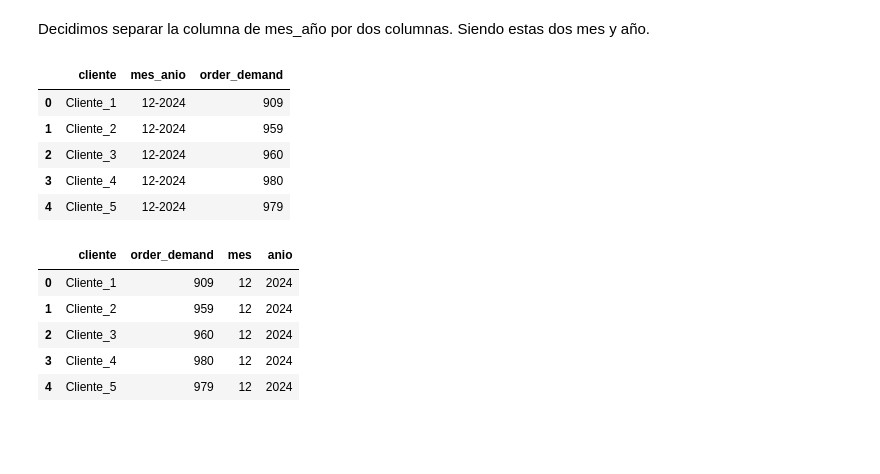
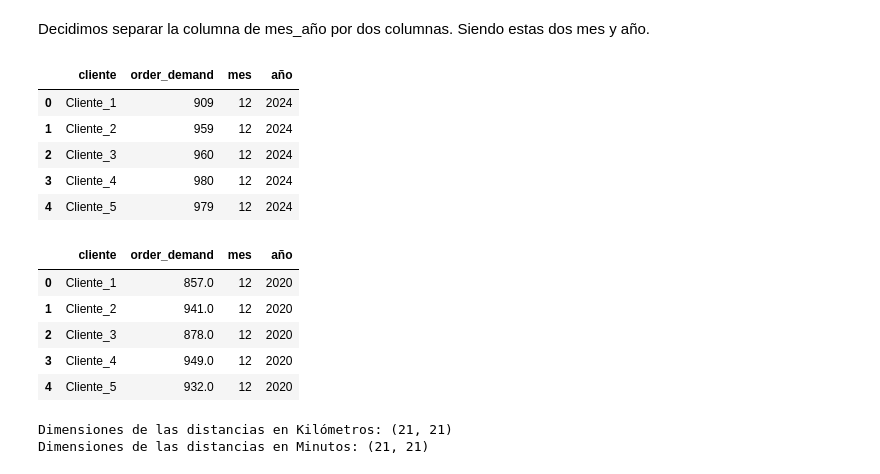
Before and after one commit to kikemocha/Distribution_of_perishable_goods, a Jupyter notebook: AnalisisPrediccion.ipynb, the cells around one changed output. Saved outputs shown, nothing was run; the diff lists cells and outputs as text; code cells hidden in the pictures; blank space fills up the shorter version.

```diff
--- a/AnalisisPrediccion.ipynb
+++ b/AnalisisPrediccion.ipynb
@@ -11,7 +11,7 @@ import matplotlib.pyplot as plt
 df_orders = pd.read_excel('./datasets/df_orders.xlsx')
 df_vehicle = pd.read_excel('./datasets/df_vehicle.xlsx')
 df_location = pd.read_excel('./datasets/df_location.xlsx')
-df_historic_order_demand = pd.read_excel('./datasets/df_historic_order_demand.xlsx')
+df_historic_orders = pd.read_excel('./datasets/df_historic_order_demand.xlsx')
 df_distance_min = pd.read_excel('./datasets/df_distance_min.xlsx')
 df_distance_km = pd.read_excel('./datasets/df_distance_km.xlsx')
 # %% [markdown]
@@ -20,12 +20,18 @@ df_distance_km = pd.read_excel('./datasets/df_distance_km.xlsx')
 Lo primero determinamos cual es el objetivo a la hora de horientar nuestro modelo. Para ello determinaremos cuáles pueden ser nuestras tablas en las que apoyar todo nuestro trabajo. Para ello vemos que la tabla de orders e historic_order_demand son las más relevantes para dicho análisis.
 # %% [markdown]
 Decidimos separar la columna de mes_año por dos columnas. Siendo estas dos mes y año.
+# %%
+df_orders[["mes", "año"]] = df_orders["mes_anio"].str.split("-", expand=True).astype(int)
+df_orders.drop(columns=["mes_anio"], inplace=True)
+
+df_historic_orders[["mes", "año"]] = df_historic_orders["mes_anio"].str.split("-", expand=True).astype(int)
+df_historic_orders.drop(columns=["mes_anio"], inplace=True)
 # %%
 df_orders.head(5)
 # %% [output]
-|  | cliente | mes_anio | order_demand |
-| 0 | Cliente_1 | 12-2024 | 909 |
-| 1 | Cliente_2 | 12-2024 | 959 |
-| 2 | Cliente_3 | 12-2024 | 960 |
-| 3 | Cliente_4 | 12-2024 | 980 |
-| 4 | Cliente_5 | 12-2024 | 979 |
+|  | cliente | order_demand | mes | año |
+| 0 | Cliente_1 | 909 | 12 | 2024 |
+| 1 | Cliente_2 | 959 | 12 | 2024 |
+| 2 | Cliente_3 | 960 | 12 | 2024 |
+| 3 | Cliente_4 | 980 | 12 | 2024 |
+| 4 | Cliente_5 | 979 | 12 | 2024 |
@@ -36,9 +38,9 @@ df_orders.drop('mes_anio', axis=1, inplace=True)
 # %%
-df_orders.head(5)
+df_historic_orders.head(5)
 # %% [output]
-|  | cliente | order_demand | mes | anio |
-| 0 | Cliente_1 | 909 | 12 | 2024 |
-| 1 | Cliente_2 | 959 | 12 | 2024 |
-| 2 | Cliente_3 | 960 | 12 | 2024 |
-| 3 | Cliente_4 | 980 | 12 | 2024 |
-| 4 | Cliente_5 | 979 | 12 | 2024 |
+|  | cliente | order_demand | mes | año |
+| 0 | Cliente_1 | 857.0 | 12 | 2020 |
+| 1 | Cliente_2 | 941.0 | 12 | 2020 |
+| 2 | Cliente_3 | 878.0 | 12 | 2020 |
+| 3 | Cliente_4 | 949.0 | 12 | 2020 |
+| 4 | Cliente_5 | 932.0 | 12 | 2020 |
@@ -48,0 +47,6 @@ df_historic_order_demand.drop('mes_anio', axis=1, inplace=True)
+# %%
+print("Dimensiones de las distancias en Kilómetros:", df_distance_km.shape)
+print("Dimensiones de las distancias en Minutos:", df_distance_min.shape)
+# %% [output]
+Dimensiones de las distancias en Kilómetros: (21, 21)
+Dimensiones de las distancias en Minutos: (21, 21)
```
Also changed, not shown: parts of 32 cells of this notebook.
